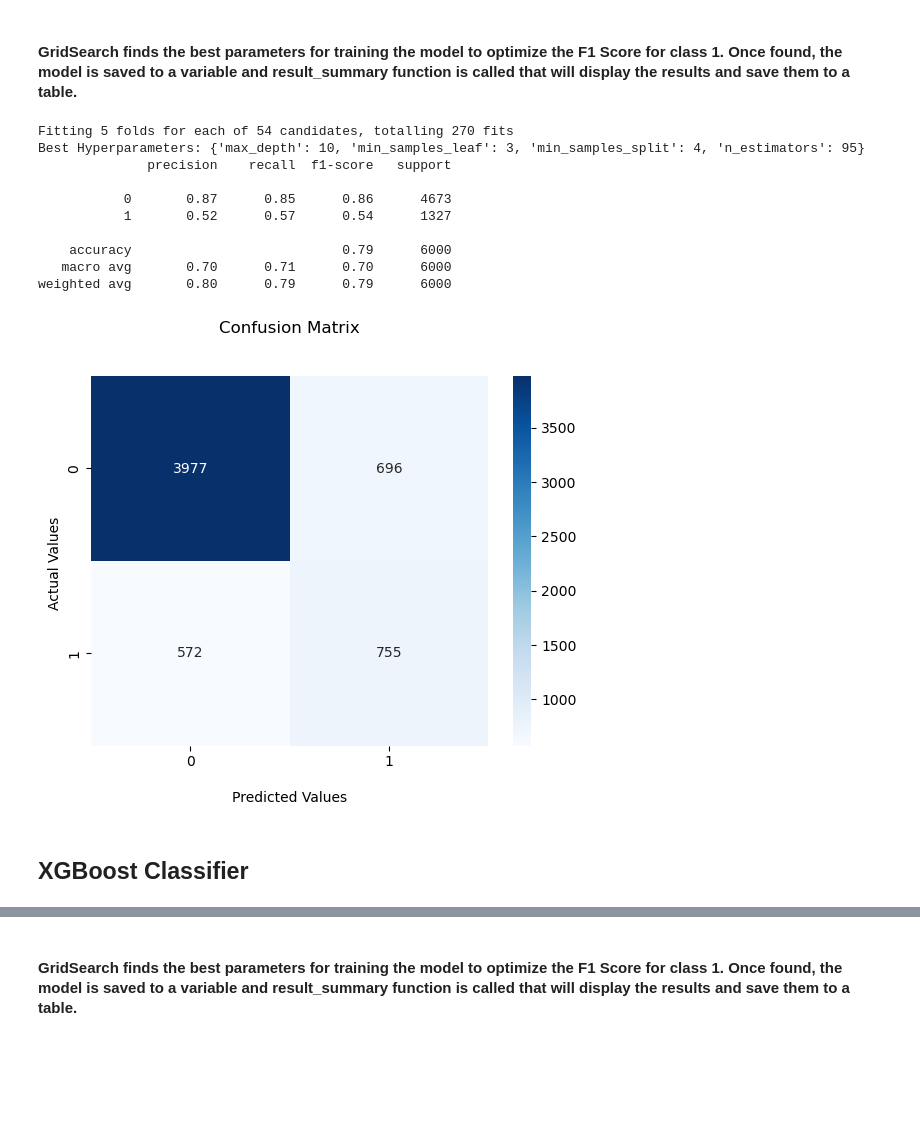
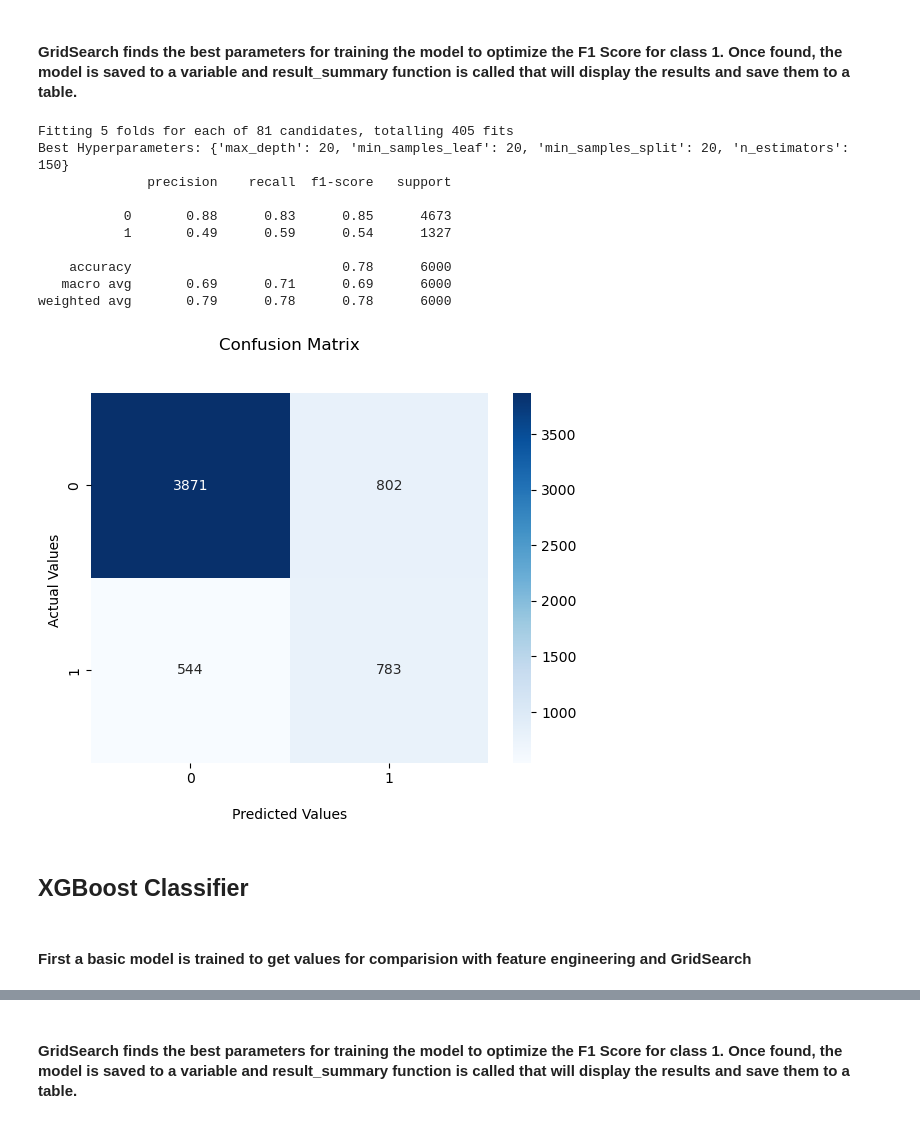
Before and after one commit to PiotrPieciak/LEARN_02_KODILLA_Credit_Card, a Jupyter notebook: LEARN_02_KODILLA_Credit_Card_Defaulter_Prediction.ipynb, the cells around one changed output, grey strips where cells are left out. Cells and saved outputs as stored; diff of their text form; code cells hidden in the pictures; blank space fills up the shorter version.

```diff
--- a/LEARN_02_KODILLA_Credit_Card_Defaulter_Prediction.ipynb
+++ b/LEARN_02_KODILLA_Credit_Card_Defaulter_Prediction.ipynb
@@ -428,8 +734,8 @@ model_pipeline_v2 = Pipeline(steps=[('preprocessor', data_preparation),
 #### GridSearch finds the best parameters for training the model to optimize the F1 Score for class 1. Once found, the model is saved to a variable and result_summary function is called that will display the results and save them to a table.
 # %%
 params = {
-    'preprocessor__numeric_preprocessing__pca__n_components': [0.9, 0.96, 0.98],
-    'model__C': [0.01, 1, 10]
+    'preprocessor__numeric_preprocessing__pca__n_components': [0.96, 0.98],
+    'model__C': [0.01, 0.1, 1]
 }
 
 grid_search = GridSearchCV(model_pipeline_v2,
@@ -485,8 +825,8 @@ model_pipeline_v3 = Pipeline(steps=[('preprocessor', data_preparation),
 #### GridSearch finds the best parameters for training the model to optimize the F1 Score for class 1. Once found, the model is saved to a variable and result_summary function is called that will display the results and save them to a table.
 # %%
 params = {
-    'preprocessor__numeric_preprocessing__pca__n_components': [0.94, 0.96, 0.98],
-    'model__n_neighbors': [7, 11, 15, 19, 22, 30],
+    'preprocessor__numeric_preprocessing__pca__n_components': [0.90, 0.94, 0.98],
+    'model__n_neighbors': [ 20, 30, 40],
     'model__weights': ['uniform', 'distance'],
     'model__metric': ['minkowski',  'euclidean', 'manhattan']
 }
@@ -518 +862,19 @@ weighted avg       0.79      0.81      0.79      6000
+# %%
+# BASIC MODEL
+num_preparation_RFC_XGB = 'passthrough'
+
+cat_preparation_RFC_XGB = Pipeline(steps=[
+    ('encoder', OneHotEncoder(sparse_output=False ,handle_unknown='ignore'))
+])
+
+data_preparation_RFC_XGB = ColumnTransformer(transformers=[
+    ('numeric_preprocessing', num_preparation_RFC_XGB, num_features_basic),
+    ('categorical_preprocessing', cat_preparation_RFC_XGB, cat_features_basic)
+])
+
+model_pipeline_basic_RFC = Pipeline(steps=[('preprocessor', data_preparation_RFC_XGB),
+                                    ('model', RandomForestClassifier())])
+
+model_pipeline_basic_XGB = Pipeline(steps=[('preprocessor', data_preparation_RFC_XGB),
+                                    ('model', XGBClassifier())])
 # %% [markdown]
@@ -543,0 +908,4 @@ X_test_transform = model_pipeline_v4.transform(X_test)
+# %%
+# BASIC MODEL
+model_pipeline_basic_RFC.fit(X_train_basic, y_train_basic)
+metrics_df = result_summary("Random Forest BASIC", model_pipeline_basic_RFC.predict(X_test_basic), metrics_df, y_test_basic)
@@ -545,36 +923,38 @@ X_test_transform = model_pipeline_v4.transform(X_test)
 #### GridSearch finds the best parameters for training the model to optimize the F1 Score for class 1. Once found, the model is saved to a variable and result_summary function is called that will display the results and save them to a table.
 # %%
 param_grid = {
-    'n_estimators': [50, 95],
-    'max_depth': [None, 5, 10],
-    'min_samples_split': [2, 3, 4],
-    'min_samples_leaf': [1, 3, 4]
+    'n_estimators': [ 95, 150, 300],
+    'max_depth': [None, 20, 30],
+    'min_samples_split': [ 10, 20, 30],
+    'min_samples_leaf': [ 5, 10, 20 ]
 }
 
 grid_search = GridSearchCV(
     estimator=RandomForestClassifier(class_weight= 'balanced'),
     param_grid=param_grid,
     scoring= make_scorer(f1_score, pos_label=1),
     cv=5,
     verbose=2,
     n_jobs=-1
 )
 
 grid_search.fit(X_train_transform, y_train)
 print("Best Hyperparameters:", grid_search.best_params_)
 model_pipeline_RFC = grid_search.best_estimator_
 metrics_df = result_summary("Random Forest", model_pipeline_RFC.predict(X_test_transform), metrics_df, y_test)
 # %% [output]
-Fitting 5 folds for each of 54 candidates, totalling 270 fits
-Best Hyperparameters: {'max_depth': 10, 'min_samples_leaf': 3, 'min_samples_split': 4, 'n_estimators': 95}
+Fitting 5 folds for each of 81 candidates, totalling 405 fits
+Best Hyperparameters: {'max_depth': 20, 'min_samples_leaf': 20, 'min_samples_split': 20, 'n_estimators': 150}
               precision    recall  f1-score   support
 
-           0       0.87      0.85      0.86      4673
-           1       0.52      0.57      0.54      1327
+           0       0.88      0.83      0.85      4673
+           1       0.49      0.59      0.54      1327
 
-    accuracy                           0.79      6000
-   macro avg       0.70      0.71      0.70      6000
-weighted avg       0.80      0.79      0.79      6000
+    accuracy                           0.78      6000
+   macro avg       0.69      0.71      0.69      6000
+weighted avg       0.79      0.78      0.78      6000
-[figure, old version]
+[figure, new version]
 # %% [markdown]
 ## XGBoost Classifier
+# %% [markdown]
+#### First a basic model is trained to get values for comparision with feature engineering and GridSearch
```
Also changed, not shown: parts of 85 cells of this notebook.
